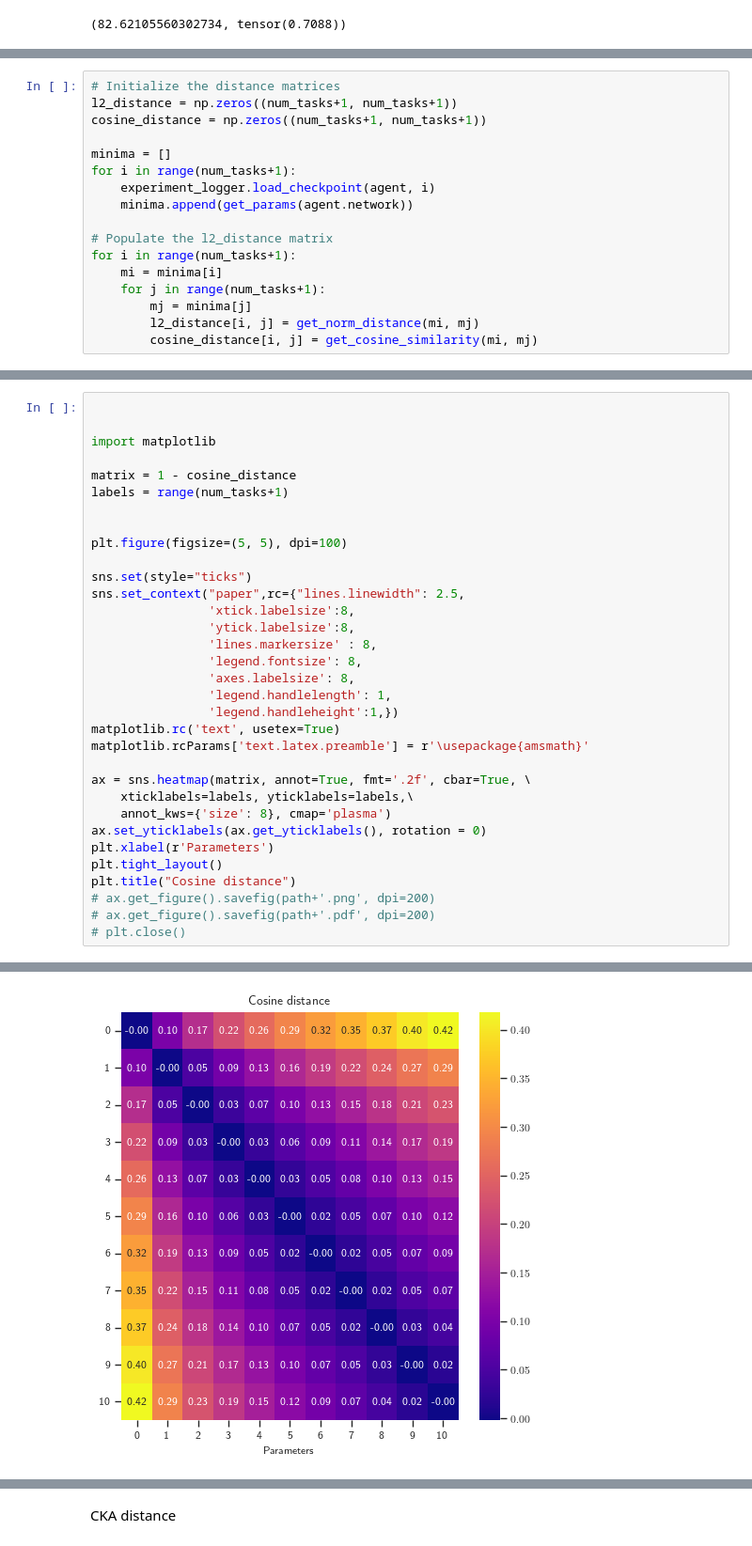
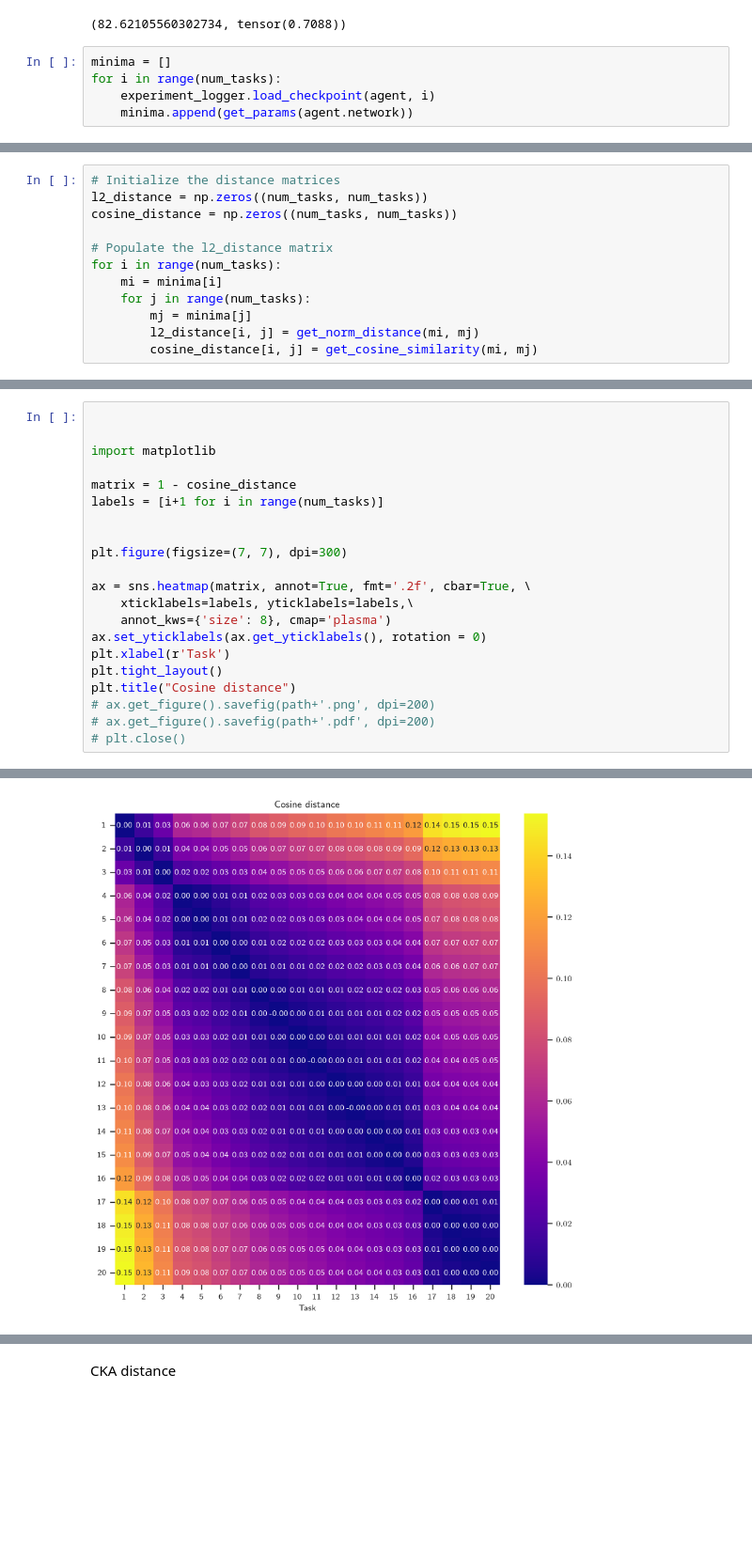
Before and after one commit to GiuliaLanzillotta/bytebybyte, a Jupyter notebook: results.ipynb, the cells around one changed output, grey strips where cells are left out. Shown at 94% size. Drawn from its saved outputs; the diff is of its cells as text; blank space fills up the shorter version.

```diff
--- a/results.ipynb
+++ b/results.ipynb
@@ -305,3 +327,8 @@ INFO:root:Loading model checkpoint from ./experiments/split-c100-classes-10_resn
 2025-03-13 17:49:23,380 - Loading model checkpoint from ./experiments/split-c100-classes-10_resnet18_base_multihead-exp1-longertask-20250311_191525//checkpoints/exp1-longertask-t10-s99990.pth
 2025-03-13 17:49:23,380 - Loading model checkpoint from ./experiments/split-c100-classes-10_resnet18_base_multihead-exp1-longertask-20250311_191525//checkpoints/exp1-longertask-t10-s99990.pth
 (82.62105560302734, tensor(0.7088))
+# %%
+minima = []
+for i in range(num_tasks):
+    experiment_logger.load_checkpoint(agent, i)
+    minima.append(get_params(agent.network))
@@ -308,17 +353,12 @@ INFO:root:Loading model checkpoint from ./experiments/split-c100-classes-10_resn
 # %%
 # Initialize the distance matrices
-l2_distance = np.zeros((num_tasks+1, num_tasks+1))
-cosine_distance = np.zeros((num_tasks+1, num_tasks+1))
-
-minima = []
-for i in range(num_tasks+1):
-    experiment_logger.load_checkpoint(agent, i)
-    minima.append(get_params(agent.network))
+l2_distance = np.zeros((num_tasks, num_tasks))
+cosine_distance = np.zeros((num_tasks, num_tasks))
 
 # Populate the l2_distance matrix
-for i in range(num_tasks+1):
+for i in range(num_tasks):
     mi = minima[i]
-    for j in range(num_tasks+1):
+    for j in range(num_tasks):
         mj = minima[j]
         l2_distance[i, j] = get_norm_distance(mi, mj)
         cosine_distance[i, j] = get_cosine_similarity(mi, mj)
@@ -399,36 +412,24 @@ Text(0.5, 1.0, 'L2 distance')
 # %%
 
 
 import matplotlib
 
 matrix = 1 - cosine_distance
-labels = range(num_tasks+1)
+labels = [i+1 for i in range(num_tasks)]
 
 
-plt.figure(figsize=(5, 5), dpi=100)
-
-sns.set(style="ticks")
-sns.set_context("paper",rc={"lines.linewidth": 2.5,
-                'xtick.labelsize':8,
-                'ytick.labelsize':8,
-                'lines.markersize' : 8,
-                'legend.fontsize': 8,
-                'axes.labelsize': 8,
-                'legend.handlelength': 1,
-                'legend.handleheight':1,})
-matplotlib.rc('text', usetex=True)
-matplotlib.rcParams['text.latex.preamble'] = r'\usepackage{amsmath}'
+plt.figure(figsize=(7, 7), dpi=300)
 
 ax = sns.heatmap(matrix, annot=True, fmt='.2f', cbar=True, \
     xticklabels=labels, yticklabels=labels,\
     annot_kws={'size': 8}, cmap='plasma')
 ax.set_yticklabels(ax.get_yticklabels(), rotation = 0)
-plt.xlabel(r'Parameters')
+plt.xlabel(r'Task')
 plt.tight_layout()
 plt.title("Cosine distance")
 # ax.get_figure().savefig(path+'.png', dpi=200)
 # ax.get_figure().savefig(path+'.pdf', dpi=200)
 # plt.close()
 # %% [output]
 Text(0.5, 1.0, 'Cosine distance')
-[figure, old version]
+[figure, new version]
```
Also changed, not shown: parts of 32 cells of this notebook, 2 other files.
